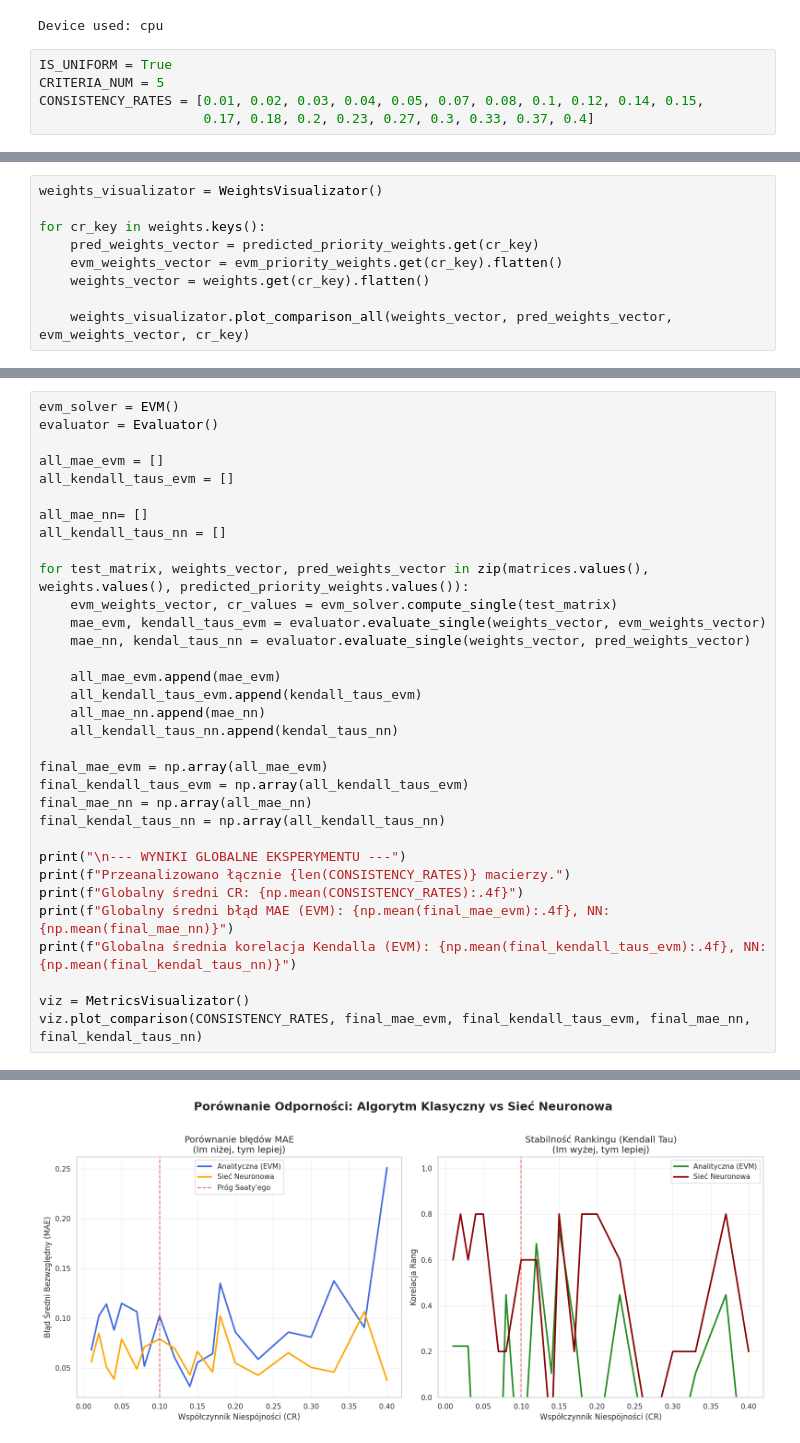
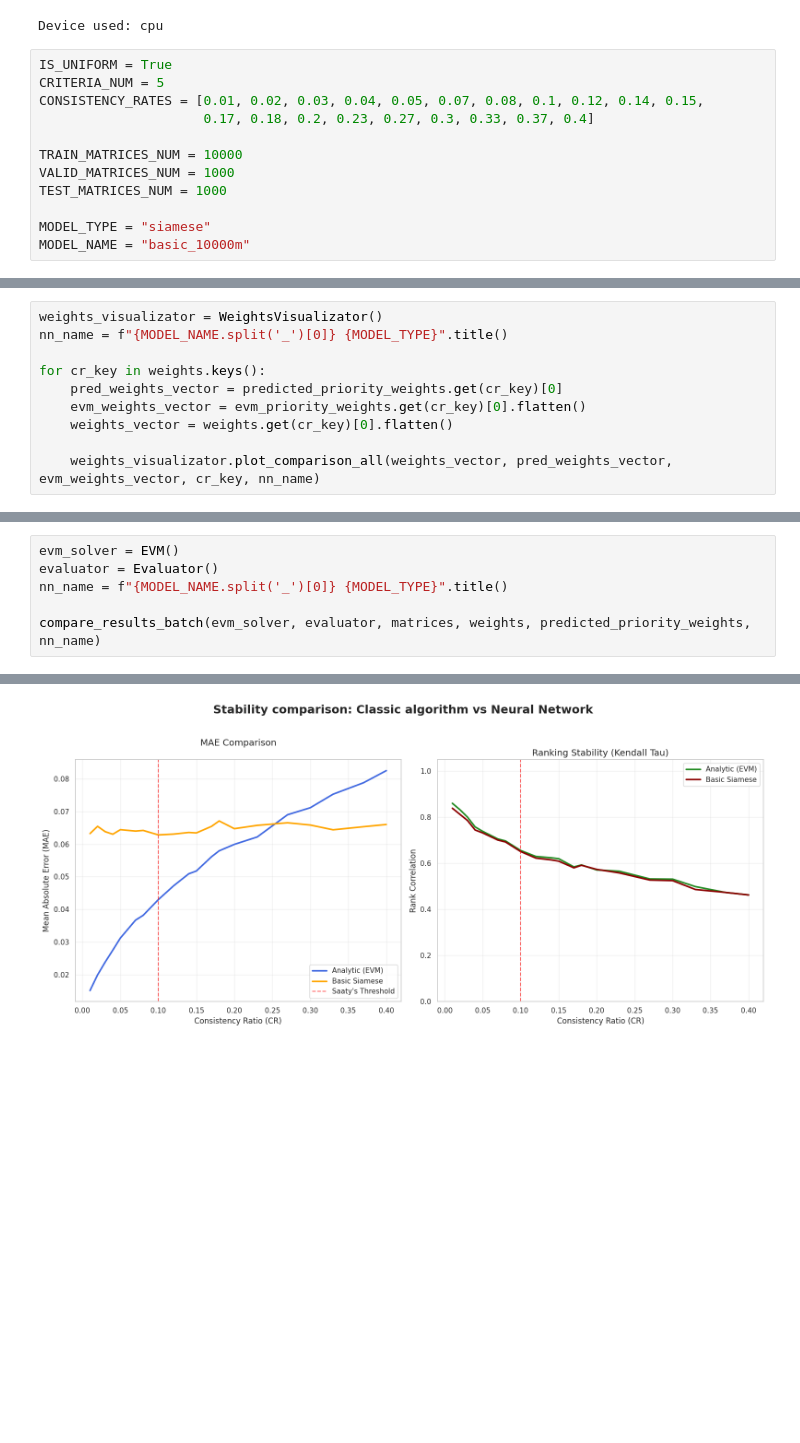
Before and after one commit to KonradHD/NN-preference-modeling, a Jupyter notebook: results.ipynb, the cells around one changed output, grey strips where cells are left out. Cells and saved outputs as stored; diff of their text form; blank space fills up the shorter version.

Commit message:
siamese training results

```diff
--- a/results.ipynb
+++ b/results.ipynb
@@ -23,6 +25,13 @@ IS_UNIFORM = True
 CRITERIA_NUM = 5
 CONSISTENCY_RATES = [0.01, 0.02, 0.03, 0.04, 0.05, 0.07, 0.08, 0.1, 0.12, 0.14, 0.15,
                      0.17, 0.18, 0.2, 0.23, 0.27, 0.3, 0.33, 0.37, 0.4]
+
+TRAIN_MATRICES_NUM = 10000
+VALID_MATRICES_NUM = 1000
+TEST_MATRICES_NUM = 1000
+
+MODEL_TYPE = "siamese"
+MODEL_NAME = "basic_10000m"
 # %%
 def load_test_matrices(loader: MatricesLoader):
     all_matrices = {}
@@ -107,10 +125,11 @@ Criterium 5: 0.2205
 # %%
 weights_visualizator = WeightsVisualizator()
+nn_name = f"{MODEL_NAME.split('_')[0]} {MODEL_TYPE}".title()
 
 for cr_key in weights.keys():
-    pred_weights_vector = predicted_priority_weights.get(cr_key)
-    evm_weights_vector = evm_priority_weights.get(cr_key).flatten()
-    weights_vector = weights.get(cr_key).flatten()
+    pred_weights_vector = predicted_priority_weights.get(cr_key)[0]
+    evm_weights_vector = evm_priority_weights.get(cr_key)[0].flatten()
+    weights_vector = weights.get(cr_key)[0].flatten()
 
-    weights_visualizator.plot_comparison_all(weights_vector, pred_weights_vector, evm_weights_vector, cr_key)
+    weights_visualizator.plot_comparison_all(weights_vector, pred_weights_vector, evm_weights_vector, cr_key, nn_name)
 # %% [output]
@@ -130,34 +212,7 @@ for cr_key in weights.keys():
 # %%
 evm_solver = EVM()
 evaluator = Evaluator()
+nn_name = f"{MODEL_NAME.split('_')[0]} {MODEL_TYPE}".title()
 
-all_mae_evm = []
-all_kendall_taus_evm = []
-
-all_mae_nn= []
-all_kendall_taus_nn = []
-
-for test_matrix, weights_vector, pred_weights_vector in zip(matrices.values(), weights.values(), predicted_priority_weights.values()):
-    evm_weights_vector, cr_values = evm_solver.compute_single(test_matrix)
-    mae_evm, kendall_taus_evm = evaluator.evaluate_single(weights_vector, evm_weights_vector)
-    mae_nn, kendal_taus_nn = evaluator.evaluate_single(weights_vector, pred_weights_vector)
-
-    all_mae_evm.append(mae_evm)
-    all_kendall_taus_evm.append(kendall_taus_evm)
-    all_mae_nn.append(mae_nn)
-    all_kendall_taus_nn.append(kendal_taus_nn)
-
-final_mae_evm = np.array(all_mae_evm)
-final_kendall_taus_evm = np.array(all_kendall_taus_evm)
-final_mae_nn = np.array(all_mae_nn)
-final_kendal_taus_nn = np.array(all_kendall_taus_nn)
-
-print("\n--- WYNIKI GLOBALNE EKSPERYMENTU ---")
-print(f"Przeanalizowano łącznie {len(CONSISTENCY_RATES)} macierzy.")
-print(f"Globalny średni CR: {np.mean(CONSISTENCY_RATES):.4f}")
-print(f"Globalny średni błąd MAE (EVM): {np.mean(final_mae_evm):.4f}, NN: {np.mean(final_mae_nn)}")
-print(f"Globalna średnia korelacja Kendalla (EVM): {np.mean(final_kendall_taus_evm):.4f}, NN: {np.mean(final_kendal_taus_nn)}")
-
-viz = MetricsVisualizator()
-viz.plot_comparison(CONSISTENCY_RATES, final_mae_evm, final_kendall_taus_evm, final_mae_nn, final_kendal_taus_nn)
+compare_results_batch(evm_solver, evaluator, matrices, weights, predicted_priority_weights, nn_name)
 # %% [output]
@@ -169 +224 @@ Globalna średnia korelacja Kendalla (EVM): 0.0276, NN: 0.4699999999999999
-[figure, old version]
+[figure, new version]
```
Also changed, not shown: parts of 10 cells of this notebook, 13 other files.
